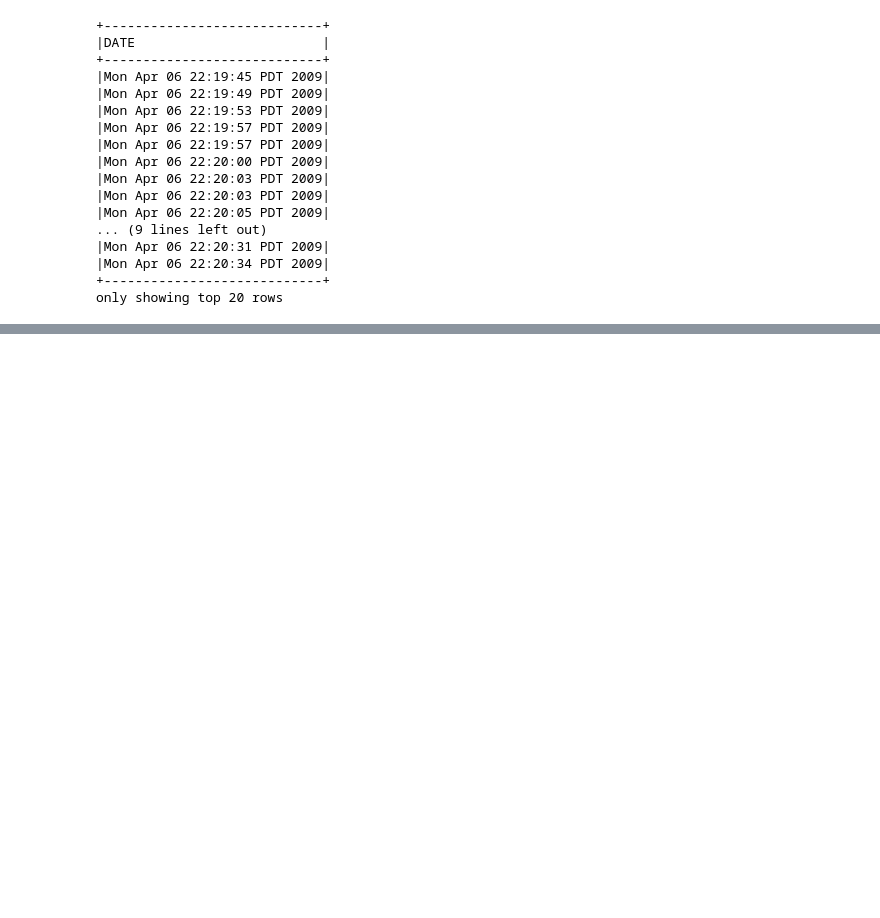
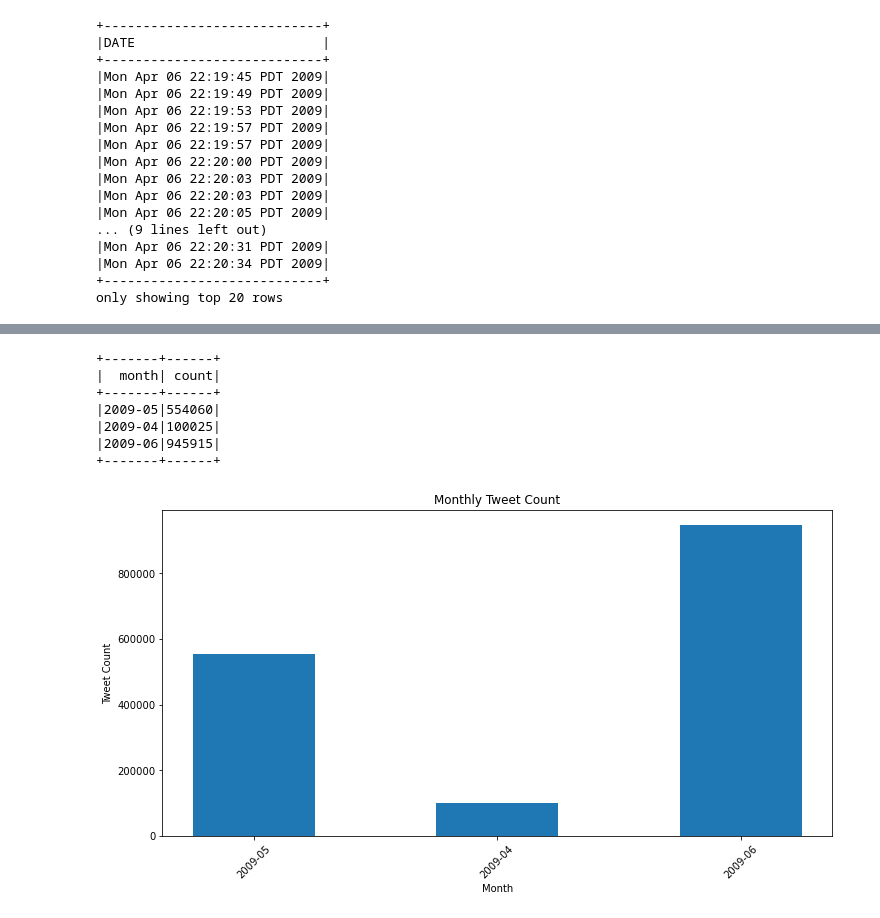
Before and after one commit to mzmalkoc/S2CA2_2023034, a Jupyter notebook: S2CA2.ipynb, the cells around one changed output, grey strips where cells are left out. Drawn from its saved outputs; the diff is of its cells as text; code cells hidden in the pictures; blank space fills up the shorter version.

```diff
--- a/S2CA2.ipynb
+++ b/S2CA2.ipynb
@@ -757,0 +941,29 @@ only showing top 20 rows
+# %%
+import matplotlib.pyplot as plt
+from pyspark.sql.functions import date_format
+
+# 1-Month Analysis
+monthly_data = date_df.groupBy(date_format("TIMESTAMP", "yyyy-MM")).count()
+monthly_data = monthly_data.withColumnRenamed("date_format(TIMESTAMP, yyyy-MM)", "month")
+monthly_data.show()
+
+# Get the results and visualize it
+monthly_data_pd = monthly_data.toPandas()
+
+# Plot for 1-Month Time Series
+plt.figure(figsize=(12, 6))
+plt.bar(monthly_data_pd["month"], monthly_data_pd["count"], width=0.5)
+plt.title("Monthly Tweet Count")
+plt.xlabel("Month")
+plt.ylabel("Tweet Count")
+plt.xticks(rotation=45)
+plt.show()
+# %% [output]
++-------+------+
+|  month| count|
++-------+------+
+|2009-05|554060|
+|2009-04|100025|
+|2009-06|945915|
++-------+------+
+[figure, added]
```
Also changed, not shown: parts of 44 cells of this notebook.
